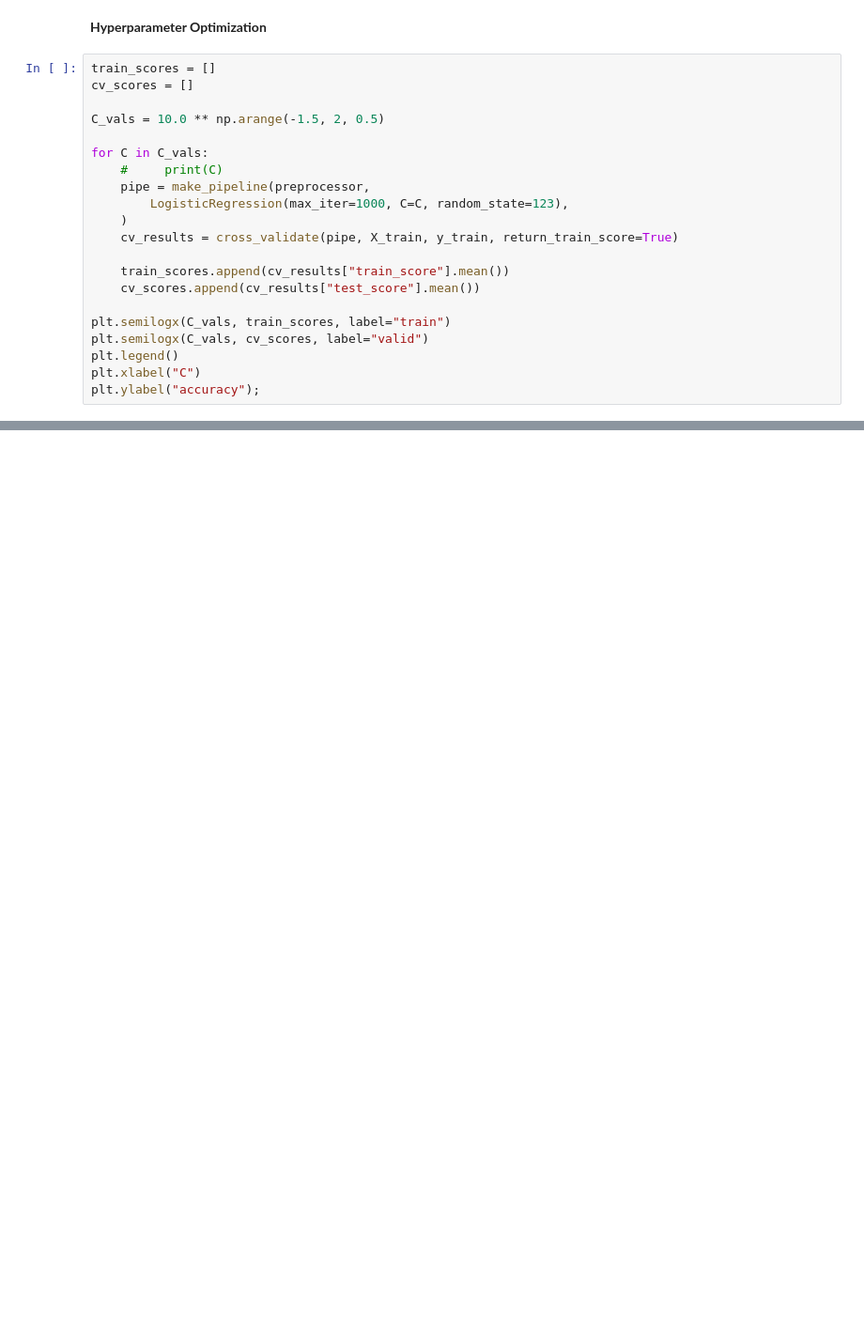
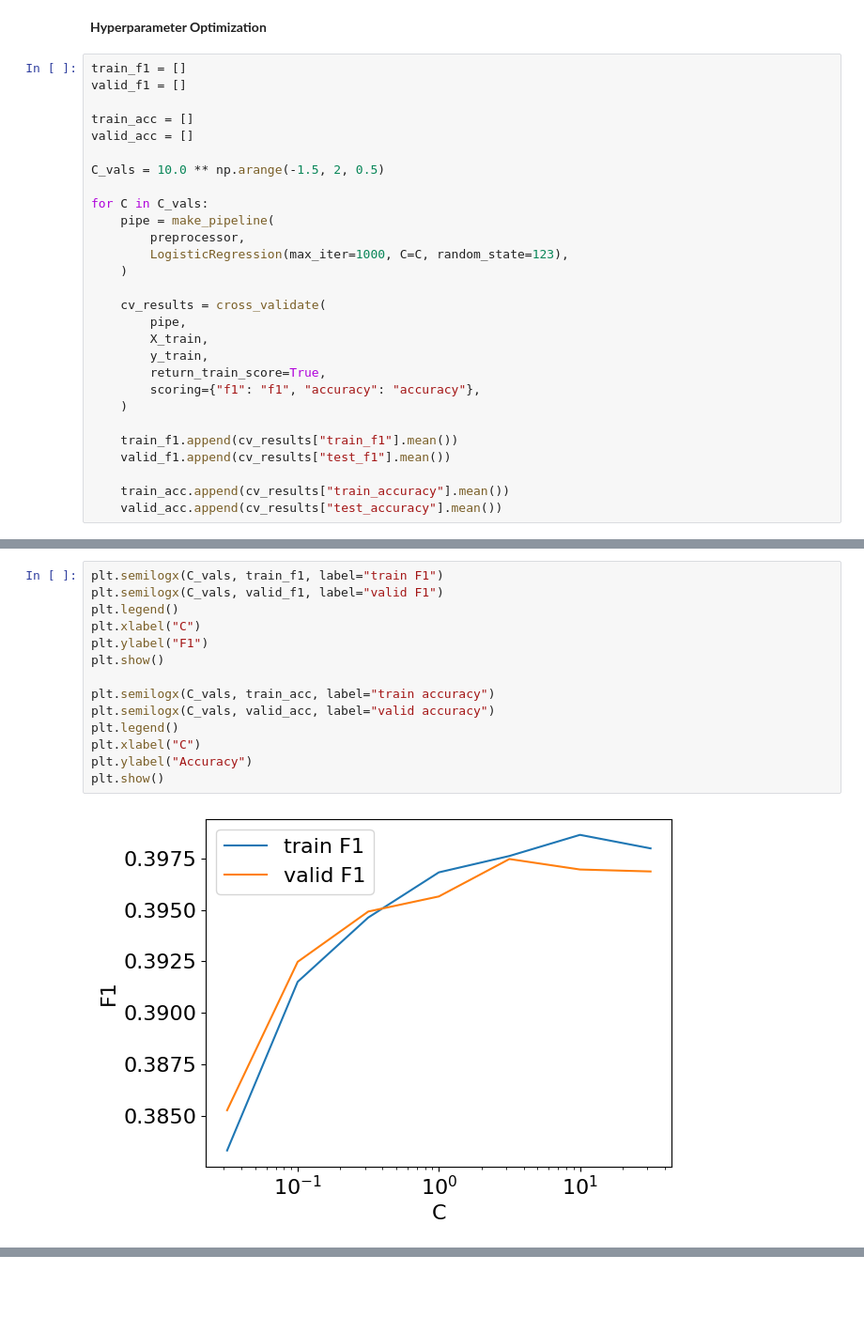
Before and after one commit to fisher-mw/CPSC-330-Project, a Jupyter notebook: hw5.ipynb, the cells around one changed output, grey strips where cells are left out. Shown at 94% size. Cells and saved outputs as stored; diff of their text form; blank space fills up the shorter version.

```diff
--- a/hw5.ipynb
+++ b/hw5.ipynb
@@ -526,23 +547,30 @@ results_df
 # %% [markdown]
 **Hyperparameter Optimization**
 # %%
-train_scores = []
-cv_scores = []
+train_f1 = []
+valid_f1 = []
+
+train_acc = []
+valid_acc = []
 
 C_vals = 10.0 ** np.arange(-1.5, 2, 0.5)
 
 for C in C_vals:
-    #     print(C)
-    pipe = make_pipeline(preprocessor,
+    pipe = make_pipeline(
+        preprocessor,
         LogisticRegression(max_iter=1000, C=C, random_state=123),
     )
-    cv_results = cross_validate(pipe, X_train, y_train, return_train_score=True)
 
-    train_scores.append(cv_results["train_score"].mean())
-    cv_scores.append(cv_results["test_score"].mean())
+    cv_results = cross_validate(
+        pipe,
+        X_train,
+        y_train,
+        return_train_score=True,
+        scoring={"f1": "f1", "accuracy": "accuracy"},
+    )
 
-plt.semilogx(C_vals, train_scores, label="train")
-plt.semilogx(C_vals, cv_scores, label="valid")
-plt.legend()
-plt.xlabel("C")
-plt.ylabel("accuracy");
+    train_f1.append(cv_results["train_f1"].mean())
+    valid_f1.append(cv_results["test_f1"].mean())
+
+    train_acc.append(cv_results["train_accuracy"].mean())
+    valid_acc.append(cv_results["test_accuracy"].mean())
@@ -561,0 +577,16 @@ pd.DataFrame({"C": C_vals, "train": train_scores, "cv": cv_scores})
+# %%
+plt.semilogx(C_vals, train_f1, label="train F1")
+plt.semilogx(C_vals, valid_f1, label="valid F1")
+plt.legend()
+plt.xlabel("C")
+plt.ylabel("F1")
+plt.show()
+
+plt.semilogx(C_vals, train_acc, label="train accuracy")
+plt.semilogx(C_vals, valid_acc, label="valid accuracy")
+plt.legend()
+plt.xlabel("C")
+plt.ylabel("Accuracy")
+plt.show()
+# %% [output]
+[figure, added]
```
Also changed, not shown: parts of 44 cells of this notebook.
